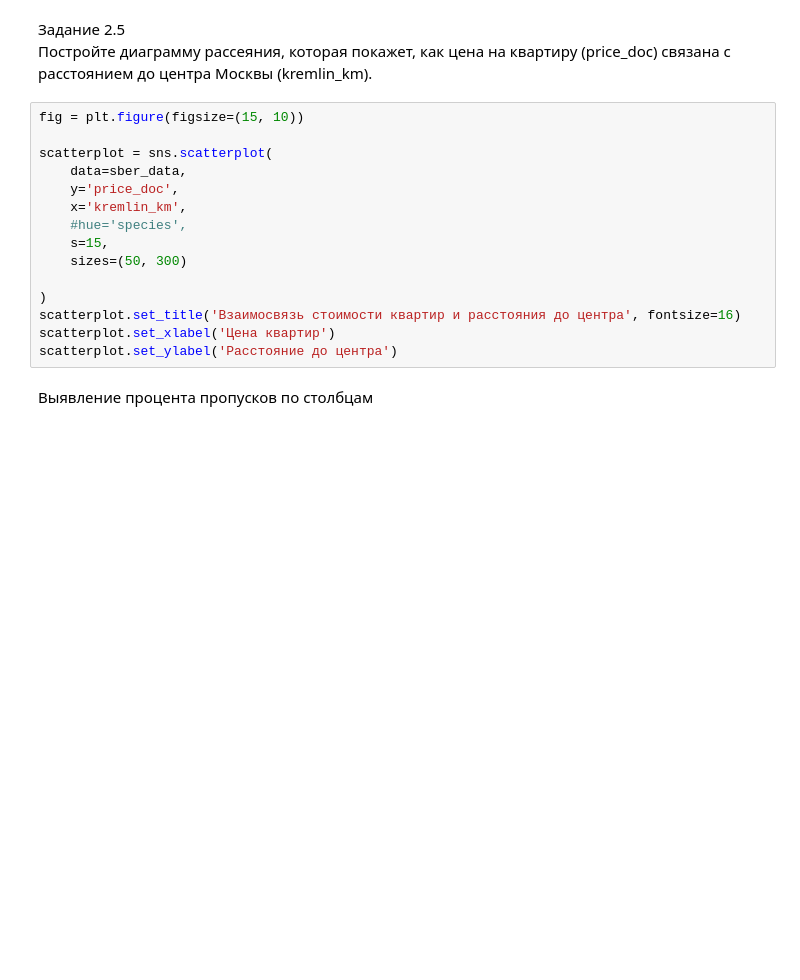
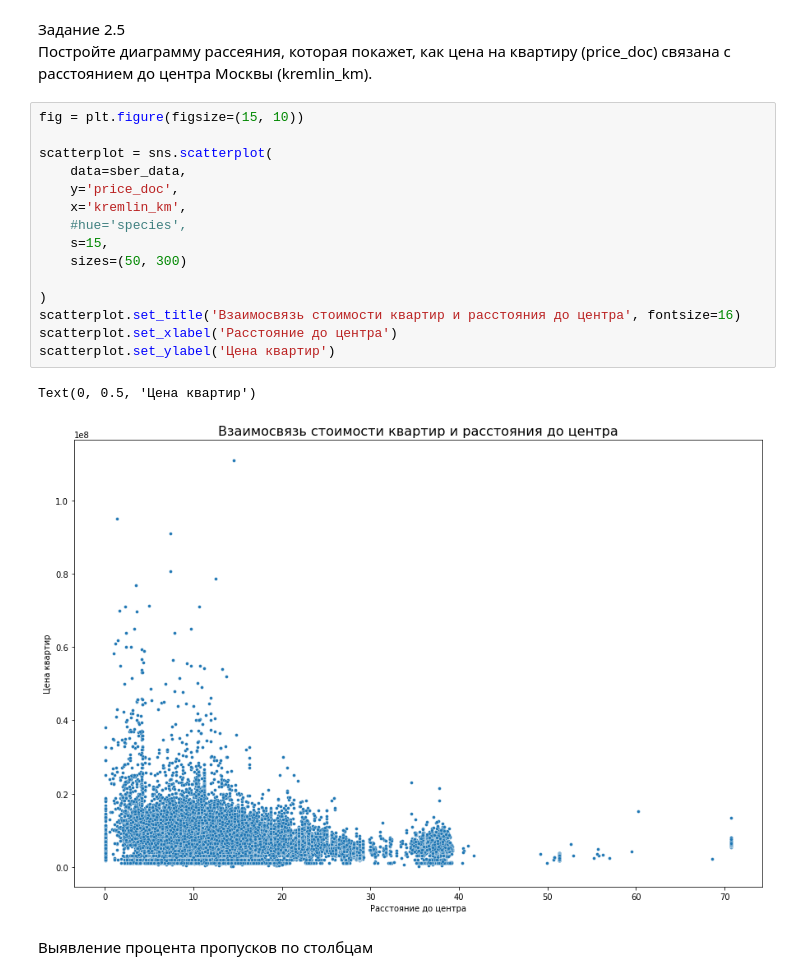
Before and after one commit to DmitriySky47/sf_data_science, a Jupyter notebook: Skillfactory/PY_14_Очистка данных/Очистка данных.ipynb, the cells around one changed output. Cells and saved outputs as stored; diff of their text form; blank space fills up the shorter version.

```diff
--- a/Skillfactory/PY_14_Очистка данных/Очистка данных.ipynb
+++ b/Skillfactory/PY_14_Очистка данных/Очистка данных.ipynb
@@ -37,18 +48,21 @@ boxplot.set_ylabel('Уровень экологической обстановк
 # %%
 fig = plt.figure(figsize=(15, 10))
 
 scatterplot = sns.scatterplot(
     data=sber_data,
     y='price_doc',
     x='kremlin_km',
     #hue='species',
     s=15,
     sizes=(50, 300)
 
 )
 scatterplot.set_title('Взаимосвязь стоимости квартир и расстояния до центра', fontsize=16)
-scatterplot.set_xlabel('Цена квартир')
-scatterplot.set_ylabel('Расстояние до центра')
+scatterplot.set_xlabel('Расстояние до центра')
+scatterplot.set_ylabel('Цена квартир')
+# %% [output]
+Text(0, 0.5, 'Цена квартир')
+[figure, added]
 # %% [markdown]
 Выявление процента пропусков по столбцам
 # %%
```
Also changed, not shown: parts of 24 cells of this notebook, 9 other files.
